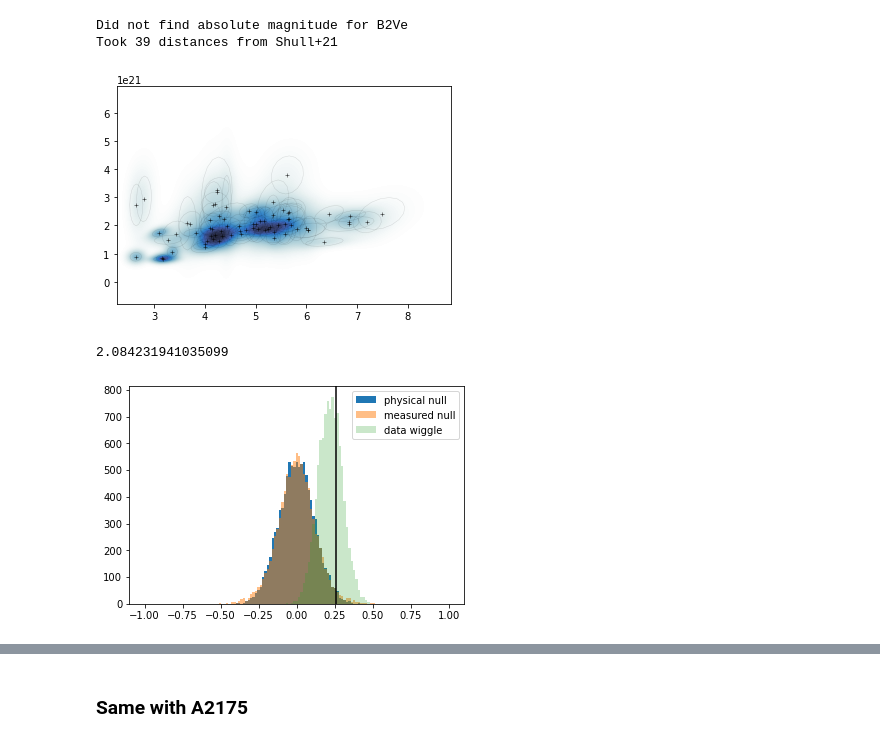
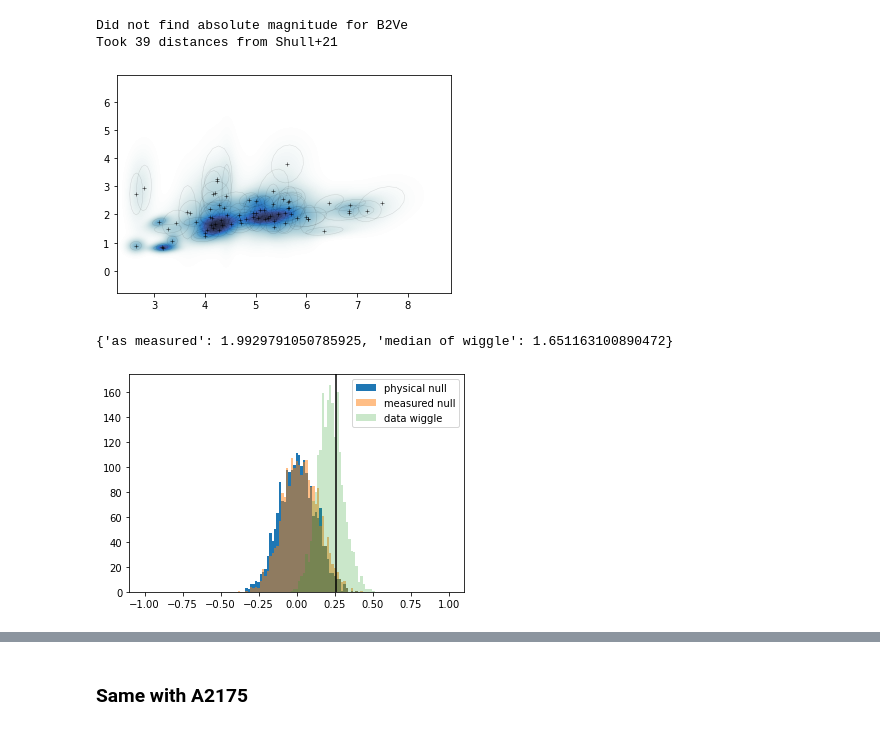
Before and after one commit to drvdputt/dust_fuse_h2, a Jupyter notebook: correlation-experiments.ipynb, the cells around one changed output, grey strips where cells are left out. Saved outputs shown, nothing was run; the diff lists cells and outputs as text; code cells hidden in the pictures.

```diff
--- a/correlation-experiments.ipynb
+++ b/correlation-experiments.ipynb
@@ -228,6 +231,8 @@ We want to create a sample of A1000/AV and NH/AV where the two are uncorrelated.
 In my common denominator equation (see covariance.py), I need AV and sigmaAV, but not A1000 and NH! So what I could do, is sample a random underlying AV, which should be fine if AV is assumed to not correlated with A1000/AV and NH/AV. Not necessarily true, but probably good enough for this exercise, since NH vs AV looks linear.
 # %%
 # get the real data
+from pearson import RandomCovMock, CommonDenominatorMock, pearson_mock_test
+from rescale import RescaledData
 from get_data import get_merged_table, get_xs_ys_covs, get_param_and_unc
 data = get_merged_table()
 xs, ys, covs = get_xs_ys_covs(data, "A1000_AV", "NH_AV")
@@ -235,14 +240,22 @@ ignore_high = ys < 4e21
 xs = xs[ignore_high]
 ys = ys[ignore_high]
 covs = covs[ignore_high]
+rd = RescaledData(xs, ys, covs, xfactor_yfactor=(1, 1e-21))
+xs1, ys1, covs1 = rd.xs, rd.ys, rd.covs
+# make the covs bigger to see if the method is working properly
+#covs1[:, 0, 1] = 0.95 * np.sqrt(covs1[:,0,0] * covs1[:,1,1])
+#covs1[:, 1, 0] = covs1[:, 0, 1]
 
 avs, avs_unc = get_param_and_unc('AV', data)
 avs = avs[ignore_high]
 avs_unc = avs_unc[ignore_high]
+
+denom_mock = CommonDenominatorMock(xs1, ys1, covs1, avs, avs_unc)
+random_mock = RandomCovMock(xs1, ys1, covs1)
 # %% [output]
 Did not find absolute magnitude for B2Ve
 Took 39 distances from Shull+21
 # %%
-plot_scatter_density(plt.gca(), xs, ys, covs)
+plot_scatter_density(plt.gca(), xs1, ys1, covs1)
 # %% [output]
-[figure, old version]
+[figure, new version]
@@ -259,6 +262,6 @@ def random_covs_mock():
 # %%
 # try the common denom method
-pearson_mock_test(xs, ys, covs, common_denominator_mock)
+pearson_mock_test(denom_mock)
 # %% [output]
-2.084231941035099
+{'as measured': 1.9929791050785925, 'median of wiggle': 1.651163100890472}
-[figure, old version]
+[figure, new version]
```
Also changed, not shown: parts of 19 cells of this notebook.
